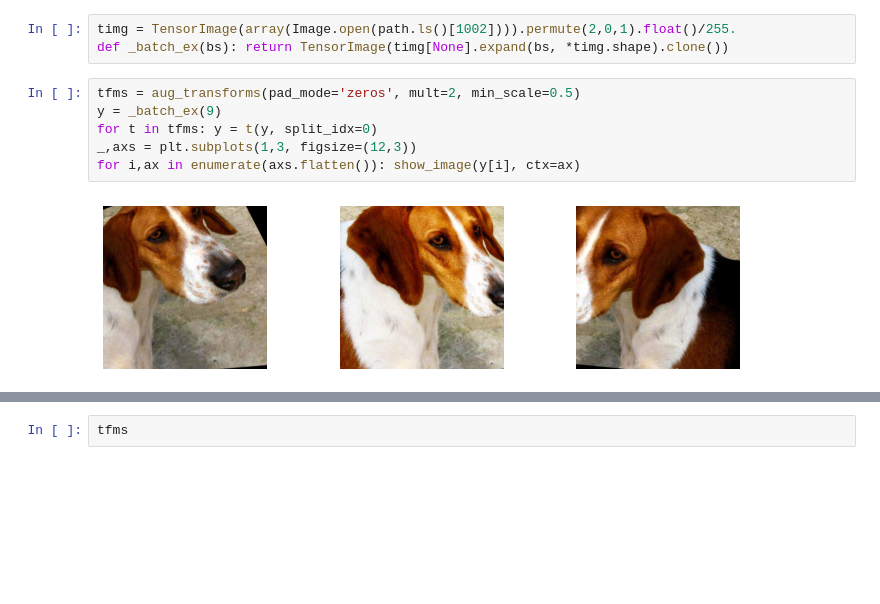
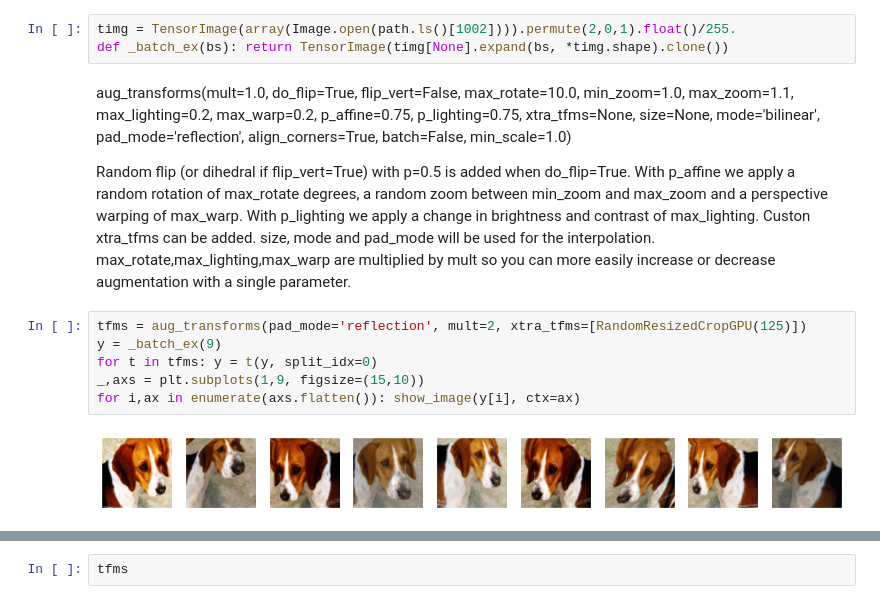
Before and after one commit to george-kan/fastai, a Jupyter notebook: Doggies.ipynb, the cells around one changed output, grey strips where cells are left out. Cells and saved outputs as stored; diff of their text form; blank space fills up the shorter version.

```diff
--- a/Doggies.ipynb
+++ b/Doggies.ipynb
@@ -49,11 +49,21 @@ Image.open(path.ls()[1002])
 # %%
 timg = TensorImage(array(Image.open(path.ls()[1002]))).permute(2,0,1).float()/255.
 def _batch_ex(bs): return TensorImage(timg[None].expand(bs, *timg.shape).clone())
+# %% [markdown]
+aug_transforms(mult=1.0, do_flip=True, flip_vert=False, max_rotate=10.0, min_zoom=1.0, max_zoom=1.1,
+               max_lighting=0.2, max_warp=0.2, p_affine=0.75, p_lighting=0.75, xtra_tfms=None,
+               size=None, mode='bilinear', pad_mode='reflection', align_corners=True, batch=False, min_scale=1.0)
+
+Random flip (or dihedral if flip_vert=True) with p=0.5 is added when do_flip=True. With p_affine we apply a random
+rotation of max_rotate degrees, a random zoom between min_zoom and max_zoom and a perspective warping of max_warp.
+With p_lighting we apply a change in brightness and contrast of max_lighting. Custon xtra_tfms can be added. size,
+mode and pad_mode will be used for the interpolation. max_rotate,max_lighting,max_warp are multiplied by mult so you
+can more easily increase or decrease augmentation with a single parameter.
 # %%
-tfms = aug_transforms(pad_mode='zeros', mult=2, min_scale=0.5)
+tfms = aug_transforms(pad_mode='reflection', mult=2, xtra_tfms=[RandomResizedCropGPU(125)])
 y = _batch_ex(9)
 for t in tfms: y = t(y, split_idx=0)
-_,axs = plt.subplots(1,3, figsize=(12,3))
+_,axs = plt.subplots(1,9, figsize=(15,10))
 for i,ax in enumerate(axs.flatten()): show_image(y[i], ctx=ax)
 # %% [output]
-[figure, old version]
+[figure, new version]
```
Also changed, not shown: parts of 11 cells of this notebook.
